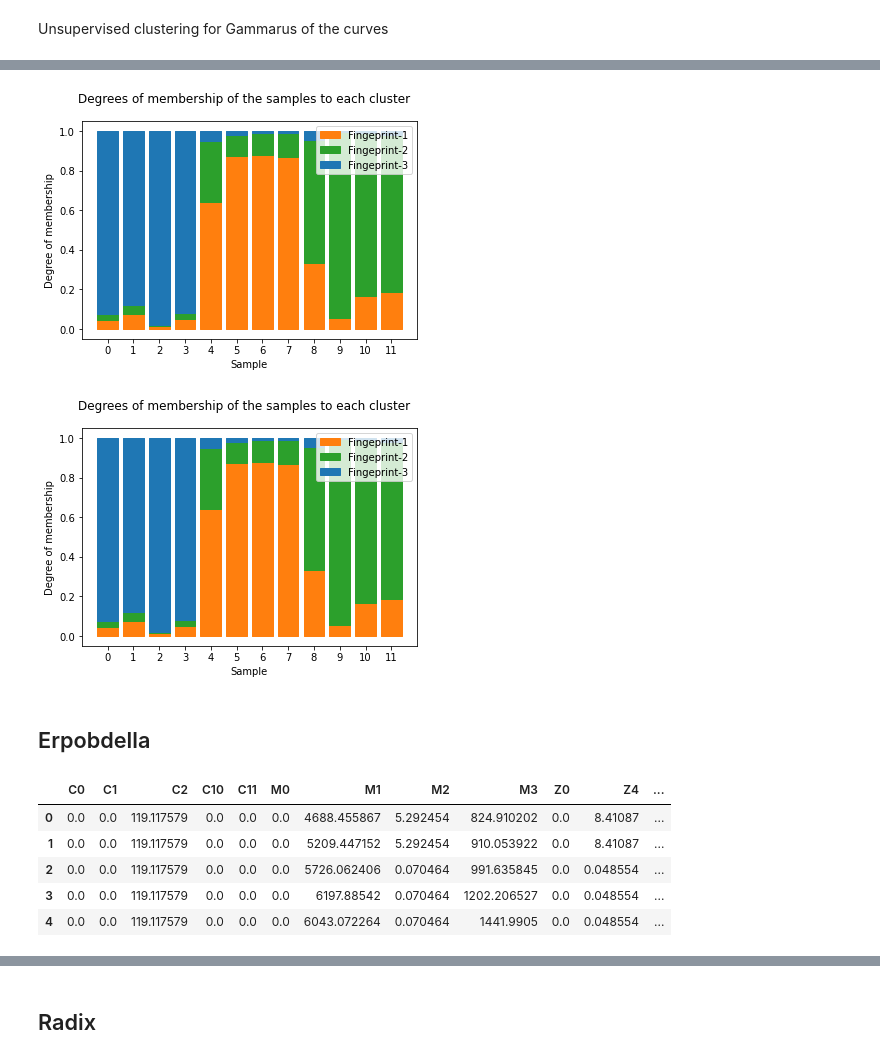
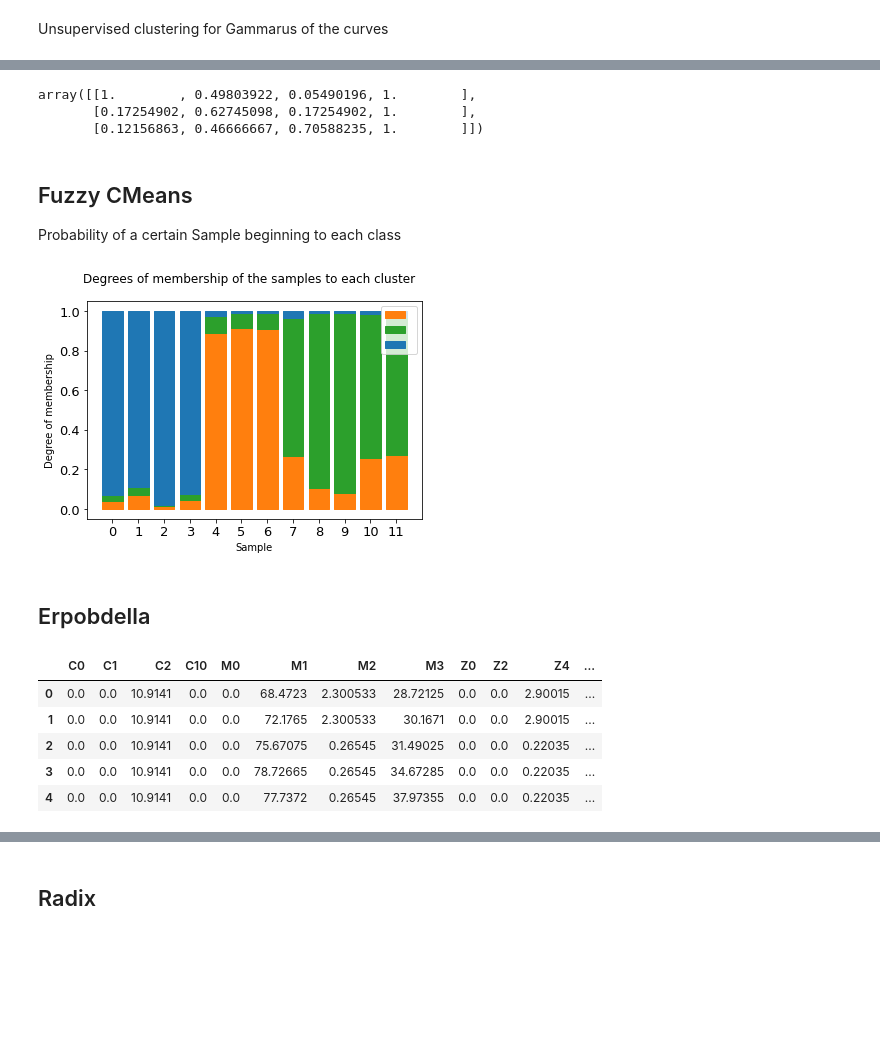
Before and after one commit to ruckapark/IndicateurGlobal, a Jupyter notebook: SETAC_Article2_figures.ipynb, the cells around one changed output, grey strips where cells are left out. Saved outputs shown, nothing was run; the diff lists cells and outputs as text; code cells hidden in the pictures; blank space fills up the shorter version.

```diff
--- a/SETAC_Article2_figures.ipynb
+++ b/SETAC_Article2_figures.ipynb
@@ -95,7 +103,7 @@ for species in [*specie]:
     for i,col in enumerate(df_IGT.columns):
         IGTdata = pd.read_csv(IGTfiles[i],names = ['seconds','IGT'],index_col = 0)
         meandata = pd.read_csv(meanfiles[i],names = ['seconds','mean'],index_col = 0)
-        df_IGT[col].iloc[:min(10*60*3,len(IGTdata))] = np.array(IGTdata.iloc[:min(10*60*3,len(IGTdata))]['IGT'])
+        df_IGT[col].iloc[:min(10*60*3,len(IGTdata))] = np.sqrt(np.array(IGTdata.iloc[:min(10*60*3,len(IGTdata))]['IGT']))
         df_mean[col].iloc[:min(10*60*3,len(meandata))] = np.array(meandata.iloc[:min(10*60*3,len(meandata))]['mean'])
 
     dfs_IGT[species],dfs_mean[species] = df_IGT,df_mean
@@ -113,9 +127,9 @@ dfs_IGT['G'].head()
 Select relevant Gammarus entries
 # %%
 #Begin with standard entries
-g_entries = ['C{}'.format(etudes['C'][70]),'C{}'.format(etudes['C'][107]),'C{}'.format(etudes['C'][109]),'C{}'.format(etudes['C'][142]),'C{}'.format(etudes['C'][143]),
+g_entries = ['C{}'.format(etudes['C'][70]),'C{}'.format(etudes['C'][107]),'C{}'.format(etudes['C'][109]),'C{}'.format(etudes['C'][142]),
             'M{}'.format(etudes['M'][165]),'M{}'.format(etudes['M'][166]),'M{}'.format(etudes['M'][209]),'M{}'.format(etudes['M'][210]),
-            'Z{}'.format(etudes['Z'][121]),'Z{}'.format(etudes['Z'][131]),'Z{}'.format(etudes['Z'][159])]
+            'Z{}'.format(etudes['Z'][121]),'Z{}'.format(etudes['Z'][125]),'Z{}'.format(etudes['Z'][131]),'Z{}'.format(etudes['Z'][159])]
 
 df_IGT,df_mean = dfs_IGT['G'][g_entries],dfs_mean['G'][g_entries]
 df_IGT.head()
@@ -133,7 +147,7 @@ C_cols = [col for col in df_IGT.columns if col[0] == 'C']
 M_cols = [col for col in df_IGT.columns if col[0] == 'M']
 Z_cols = [col for col in df_IGT.columns if col[0] == 'Z']
 fig_copp,ax_copp = plt.subplots(2,4,figsize = (16,5),sharex = True)
-for a,i in enumerate(C_cols[:-1]):
+for a,i in enumerate(C_cols):
     ax_copp[0,a].plot(df_IGT[i])
     ax_copp[1,a].plot(df_mean[i])
 # %% [output]
@@ -292,0 +341,8 @@ print(kmeans.predict(means_fd_smooth))
+# %%
+#Clustering unsupervised (except no. clusters)
+n_clusters = 3
+seed = 0
+
+kmeans_IGT = KMeans(n_clusters = n_clusters, random_state = seed)
+kmeans_IGT.fit(IGT_fd_smooth)
+print(kmeans_IGT.predict(IGT_fd_smooth))
@@ -302,28 +372,40 @@ ClusterPlot(kmeans,means_fd_smooth,cluster_colors = cluster_colors,cluster_label
+# %%
+cluster_colors
+# %% [output]
+array([[1.        , 0.49803922, 0.05490196, 1.        ],
+       [0.17254902, 0.62745098, 0.17254902, 1.        ],
+       [0.12156863, 0.46666667, 0.70588235, 1.        ]])
+# %% [markdown]
+## Fuzzy CMeans
+
+Probability of a certain Sample beginning to each class
 # %%
 fuzzy_kmeans = FuzzyCMeans(n_clusters = n_clusters,random_state = seed)
 fuzzy_kmeans.fit(means_fd_smooth)
 ClusterMembershipPlot(fuzzy_kmeans,means_fd_smooth,cluster_colors=cluster_colors,
-                     cluster_labels=labs).plot()
+                     cluster_labels = ['','','']).plot()
+plt.xticks(fontsize = 13)
+plt.yticks(fontsize = 13)
+plt.savefig(r'{}\membership_meanG.jpg'.format(figures_dir),dpi=300)
 # %% [output]
-[figure, old version]
+[figure, new version]
-[figure, removed]
 # %% [markdown]
 ## Erpobdella
 # %%
 #Begin with standard entries
-e_entries = ['C{}'.format(etudes['C'][70]),'C{}'.format(etudes['C'][107]),'C{}'.format(etudes['C'][109]),'C{}'.format(etudes['C'][142]),'C{}'.format(etudes['C'][143]),
+e_entries = ['C{}'.format(etudes['C'][70]),'C{}'.format(etudes['C'][107]),'C{}'.format(etudes['C'][109]),'C{}'.format(etudes['C'][142]),
             'M{}'.format(etudes['M'][165]),'M{}'.format(etudes['M'][166]),'M{}'.format(etudes['M'][209]),'M{}'.format(etudes['M'][210]),
-            'Z{}'.format(etudes['Z'][121]),'Z{}'.format(etudes['Z'][131]),'Z{}'.format(etudes['Z'][159])]
+            'Z{}'.format(etudes['Z'][121]),'Z{}'.format(etudes['Z'][125]),'Z{}'.format(etudes['Z'][131]),'Z{}'.format(etudes['Z'][159])]
 
 df_IGT,df_mean = dfs_IGT['E'][e_entries],dfs_mean['E'][e_entries]
 df_IGT.head()
 # %% [output]
-|  | C0 | C1 | C2 | C10 | C11 | M0 | M1 | M2 | M3 | Z0 | Z4 | ... |
-| 0 | 0.0 | 0.0 | 119.117579 | 0.0 | 0.0 | 0.0 | 4688.455867 | 5.292454 | 824.910202 | 0.0 | 8.41087 | ... |
-| 1 | 0.0 | 0.0 | 119.117579 | 0.0 | 0.0 | 0.0 | 5209.447152 | 5.292454 | 910.053922 | 0.0 | 8.41087 | ... |
-| 2 | 0.0 | 0.0 | 119.117579 | 0.0 | 0.0 | 0.0 | 5726.062406 | 0.070464 | 991.635845 | 0.0 | 0.048554 | ... |
-| 3 | 0.0 | 0.0 | 119.117579 | 0.0 | 0.0 | 0.0 | 6197.88542 | 0.070464 | 1202.206527 | 0.0 | 0.048554 | ... |
-| 4 | 0.0 | 0.0 | 119.117579 | 0.0 | 0.0 | 0.0 | 6043.072264 | 0.070464 | 1441.9905 | 0.0 | 0.048554 | ... |
+|  | C0 | C1 | C2 | C10 | M0 | M1 | M2 | M3 | Z0 | Z2 | Z4 | ... |
+| 0 | 0.0 | 0.0 | 10.9141 | 0.0 | 0.0 | 68.4723 | 2.300533 | 28.72125 | 0.0 | 0.0 | 2.90015 | ... |
+| 1 | 0.0 | 0.0 | 10.9141 | 0.0 | 0.0 | 72.1765 | 2.300533 | 30.1671 | 0.0 | 0.0 | 2.90015 | ... |
+| 2 | 0.0 | 0.0 | 10.9141 | 0.0 | 0.0 | 75.67075 | 0.26545 | 31.49025 | 0.0 | 0.0 | 0.22035 | ... |
+| 3 | 0.0 | 0.0 | 10.9141 | 0.0 | 0.0 | 78.72665 | 0.26545 | 34.67285 | 0.0 | 0.0 | 0.22035 | ... |
+| 4 | 0.0 | 0.0 | 10.9141 | 0.0 | 0.0 | 77.7372 | 0.26545 | 37.97355 | 0.0 | 0.0 | 0.22035 | ... |
 # %%
 #convert IGTs to fdatagrid
 IGT_data_matrix = [np.around(np.array(df_IGT[col],dtype = np.float64),decimals = 3) for col in df_IGT.columns]
```
Also changed, not shown: parts of 58 cells of this notebook.
